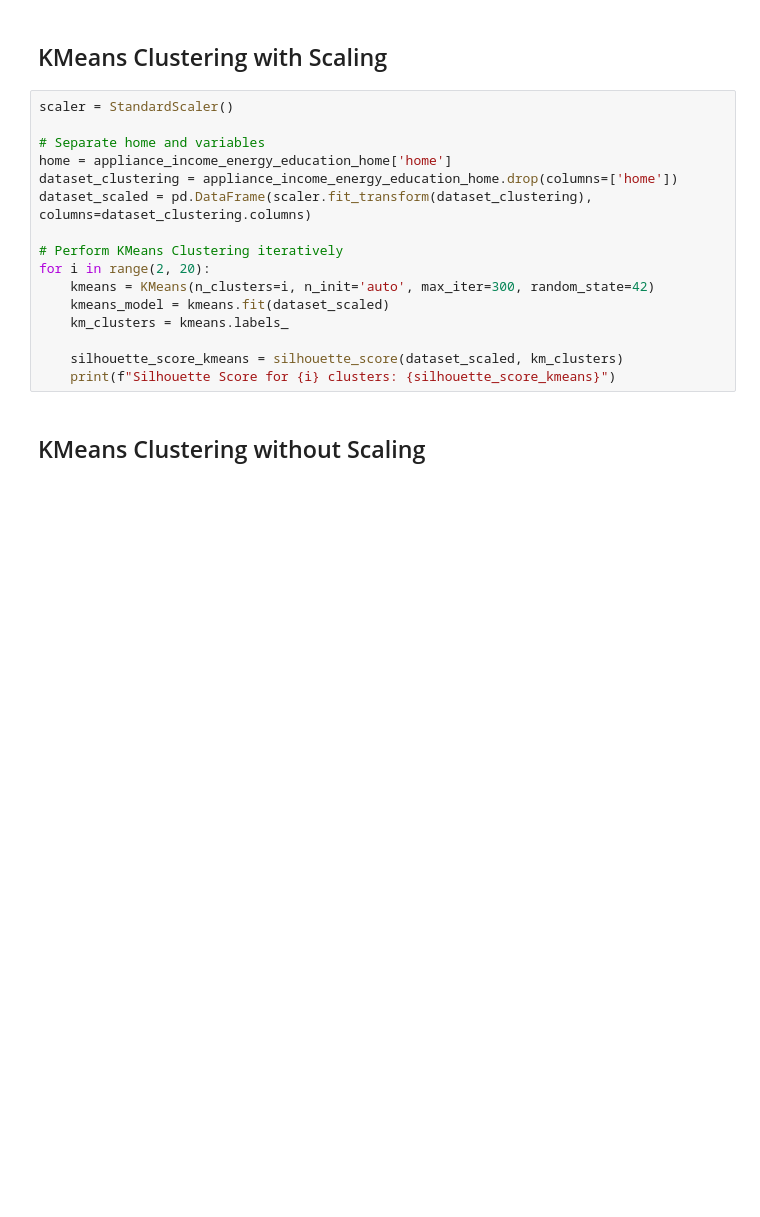
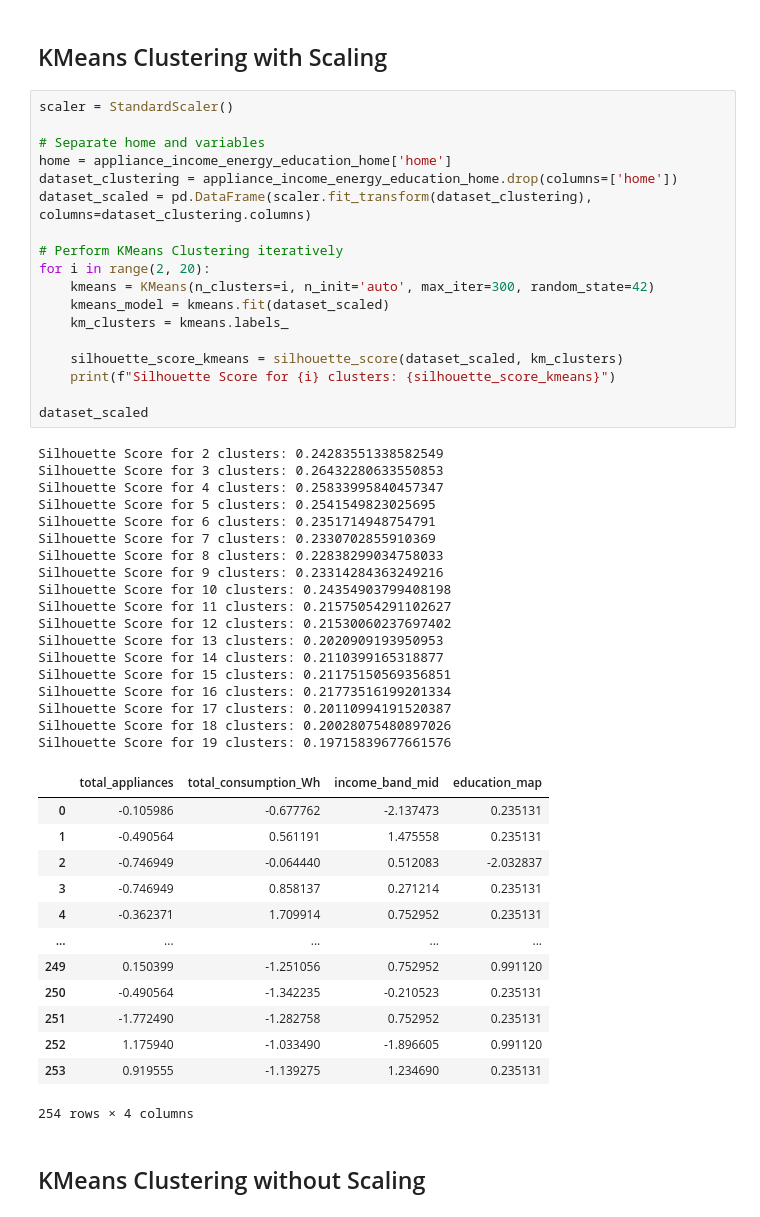
Before and after one commit to Rezixx/Studienarbeit_Pred_Analytics, a Jupyter notebook: Clustering.ipynb, the cells around one changed output. Cells and saved outputs as stored; diff of their text form; blank space fills up the shorter version.

```diff
--- a/Clustering.ipynb
+++ b/Clustering.ipynb
@@ -125,19 +155,53 @@ appliance_income_energy_education_home = pd.merge(appliance_income_energy_home,
 # %%
 scaler = StandardScaler()
 
 # Separate home and variables
 home = appliance_income_energy_education_home['home']
 dataset_clustering = appliance_income_energy_education_home.drop(columns=['home'])
 dataset_scaled = pd.DataFrame(scaler.fit_transform(dataset_clustering), columns=dataset_clustering.columns)
 
 # Perform KMeans Clustering iteratively
 for i in range(2, 20):
     kmeans = KMeans(n_clusters=i, n_init='auto', max_iter=300, random_state=42)
     kmeans_model = kmeans.fit(dataset_scaled)
     km_clusters = kmeans.labels_
 
     silhouette_score_kmeans = silhouette_score(dataset_scaled, km_clusters)
     print(f"Silhouette Score for {i} clusters: {silhouette_score_kmeans}")
+
+dataset_scaled
+# %% [output]
+Silhouette Score for 2 clusters: 0.24283551338582549
+Silhouette Score for 3 clusters: 0.26432280633550853
+Silhouette Score for 4 clusters: 0.25833995840457347
+Silhouette Score for 5 clusters: 0.2541549823025695
+Silhouette Score for 6 clusters: 0.2351714948754791
+Silhouette Score for 7 clusters: 0.2330702855910369
+Silhouette Score for 8 clusters: 0.22838299034758033
+Silhouette Score for 9 clusters: 0.23314284363249216
+Silhouette Score for 10 clusters: 0.24354903799408198
+Silhouette Score for 11 clusters: 0.21575054291102627
+Silhouette Score for 12 clusters: 0.21530060237697402
+Silhouette Score for 13 clusters: 0.2020909193950953
+Silhouette Score for 14 clusters: 0.2110399165318877
+Silhouette Score for 15 clusters: 0.21175150569356851
+Silhouette Score for 16 clusters: 0.21773516199201334
+Silhouette Score for 17 clusters: 0.20110994191520387
+Silhouette Score for 18 clusters: 0.20028075480897026
+Silhouette Score for 19 clusters: 0.19715839677661576
+|  | total_appliances | total_consumption_Wh | income_band_mid | education_map |
+| 0 | -0.105986 | -0.677762 | -2.137473 | 0.235131 |
+| 1 | -0.490564 | 0.561191 | 1.475558 | 0.235131 |
+| 2 | -0.746949 | -0.064440 | 0.512083 | -2.032837 |
+| 3 | -0.746949 | 0.858137 | 0.271214 | 0.235131 |
+| 4 | -0.362371 | 1.709914 | 0.752952 | 0.235131 |
+| ... | ... | ... | ... | ... |
+| 249 | 0.150399 | -1.251056 | 0.752952 | 0.991120 |
+| 250 | -0.490564 | -1.342235 | -0.210523 | 0.235131 |
+| 251 | -1.772490 | -1.282758 | 0.752952 | 0.235131 |
+| 252 | 1.175940 | -1.033490 | -1.896605 | 0.991120 |
+| 253 | 0.919555 | -1.139275 | 1.234690 | 0.235131 |
+254 rows × 4 columns
 # %% [markdown]
 ## KMeans Clustering without Scaling
 # %%
```
Also changed, not shown: parts of 4 cells of this notebook, 3 other files.
